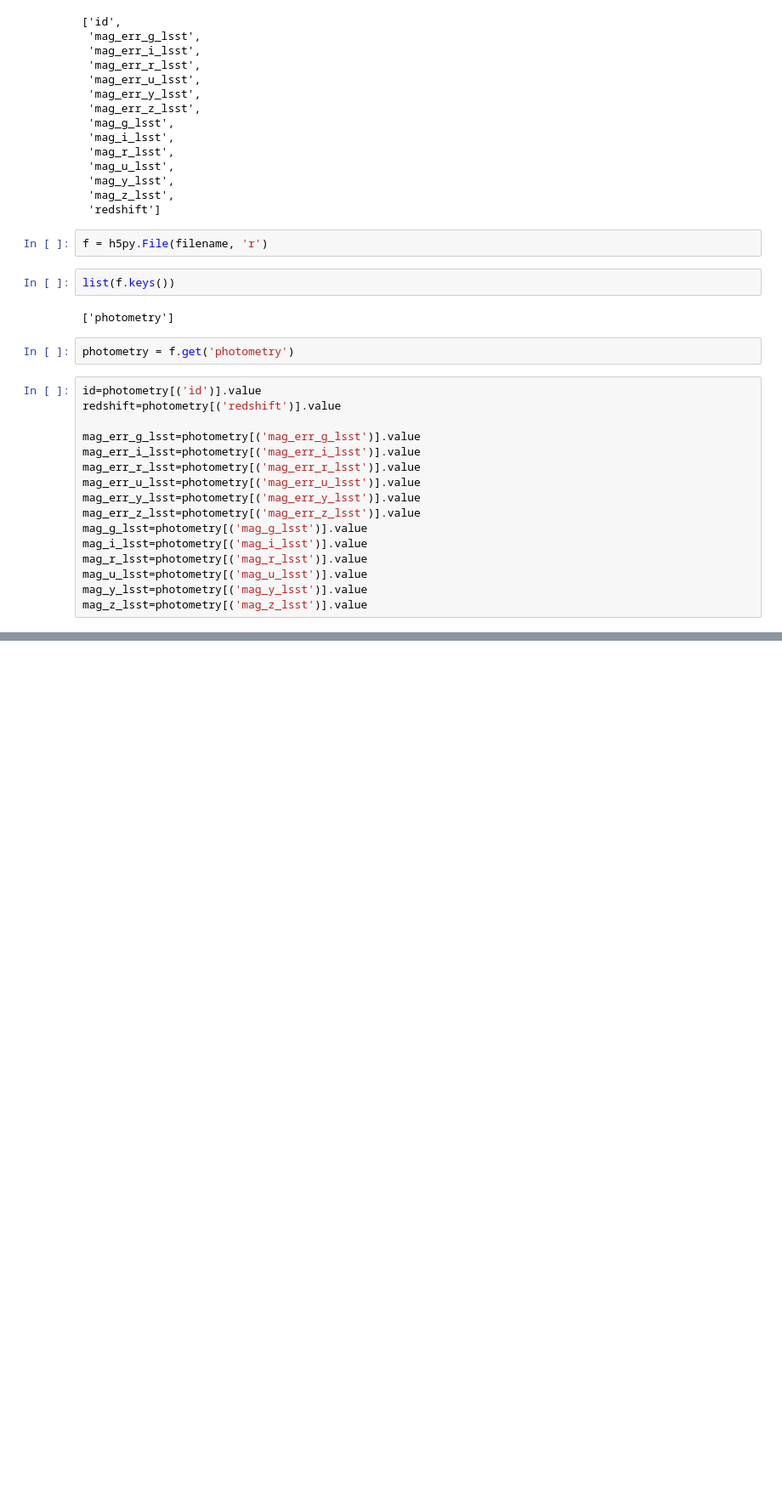
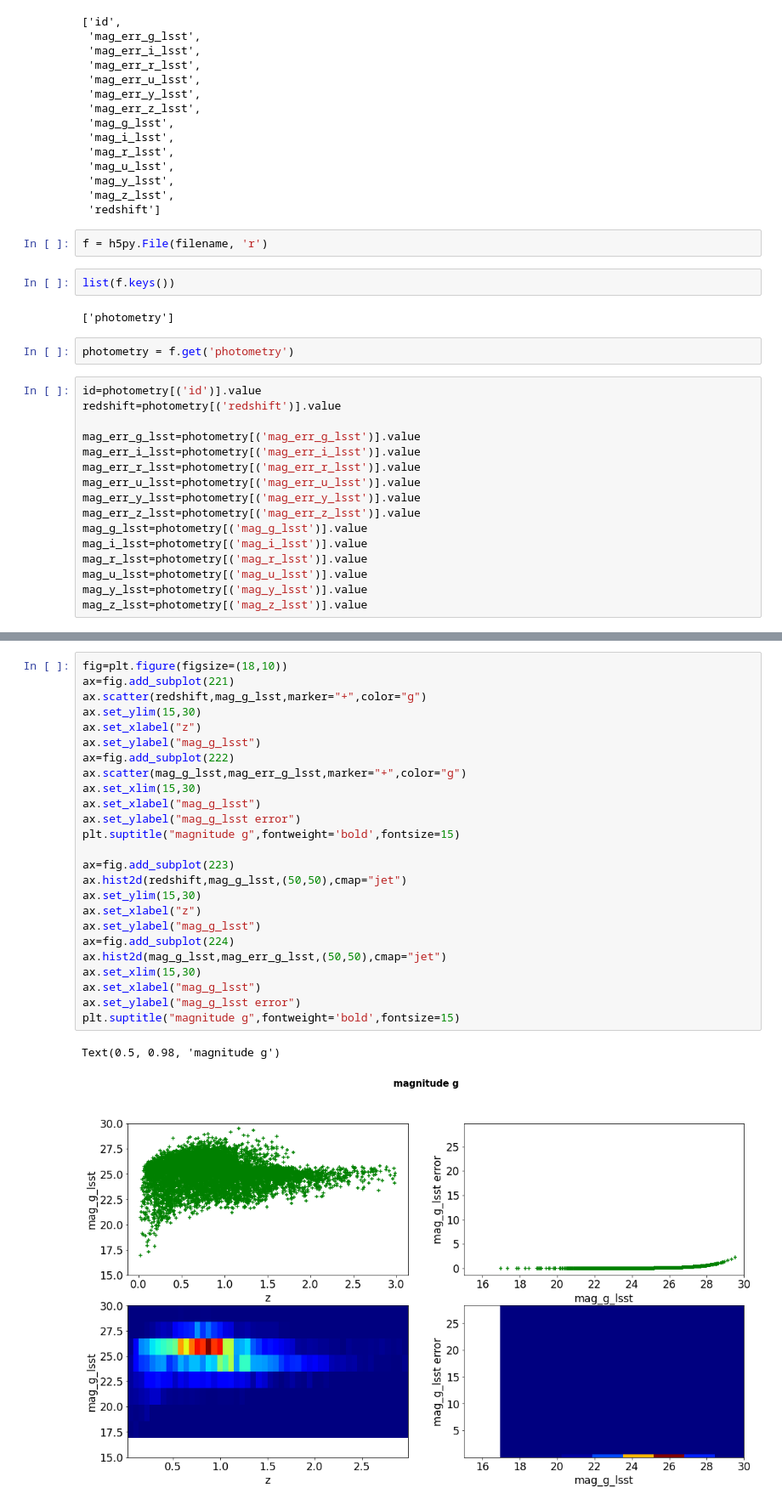
Before and after one commit to sylvielsstfr/MyDockerTools, a Jupyter notebook: UbuntuAnacondaDelightRail/notebooks/analysis_input_rail/Dumphdf5InputFiles.ipynb, the cells around one changed output, grey strips where cells are left out. Shown: that part at 85% size. Saved outputs shown, nothing was run; the diff lists cells and outputs as text; blank space fills up the shorter version.

```diff
--- a/UbuntuAnacondaDelightRail/notebooks/analysis_input_rail/Dumphdf5InputFiles.ipynb
+++ b/UbuntuAnacondaDelightRail/notebooks/analysis_input_rail/Dumphdf5InputFiles.ipynb
@@ -73,0 +121,28 @@ mag_z_lsst=photometry[('mag_z_lsst')].value
+# %%
+fig=plt.figure(figsize=(18,10))
+ax=fig.add_subplot(221)
+ax.scatter(redshift,mag_g_lsst,marker="+",color="g")
+ax.set_ylim(15,30)
+ax.set_xlabel("z")
+ax.set_ylabel("mag_g_lsst")
+ax=fig.add_subplot(222)
+ax.scatter(mag_g_lsst,mag_err_g_lsst,marker="+",color="g")
+ax.set_xlim(15,30)
+ax.set_xlabel("mag_g_lsst")
+ax.set_ylabel("mag_g_lsst error")
+plt.suptitle("magnitude g",fontweight='bold',fontsize=15)
+
+ax=fig.add_subplot(223)
+ax.hist2d(redshift,mag_g_lsst,(50,50),cmap="jet")
+ax.set_ylim(15,30)
+ax.set_xlabel("z")
+ax.set_ylabel("mag_g_lsst")
+ax=fig.add_subplot(224)
+ax.hist2d(mag_g_lsst,mag_err_g_lsst,(50,50),cmap="jet")
+ax.set_xlim(15,30)
+ax.set_xlabel("mag_g_lsst")
+ax.set_ylabel("mag_g_lsst error")
+plt.suptitle("magnitude g",fontweight='bold',fontsize=15)
+# %% [output]
+Text(0.5, 0.98, 'magnitude g')
+[figure, added]
```
Also changed, not shown: parts of 20 cells of this notebook.
